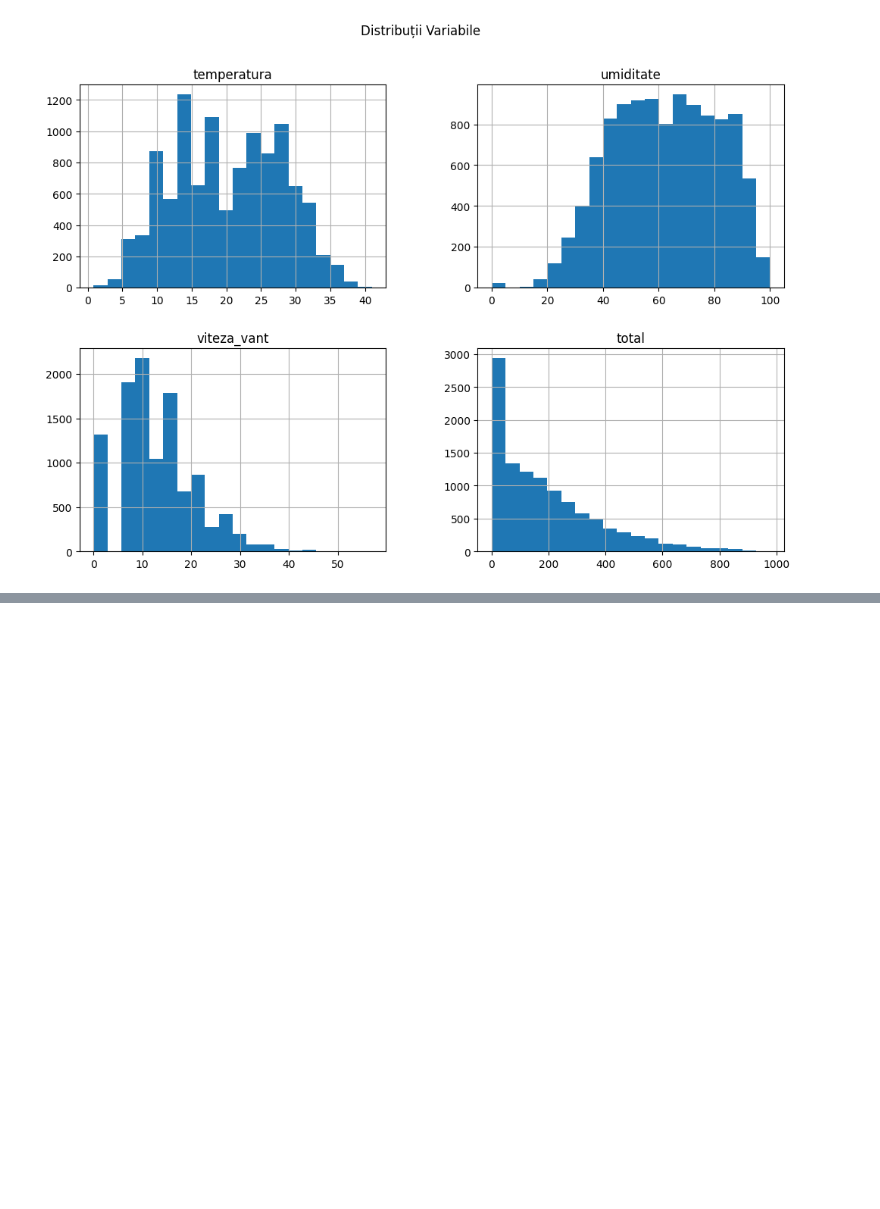
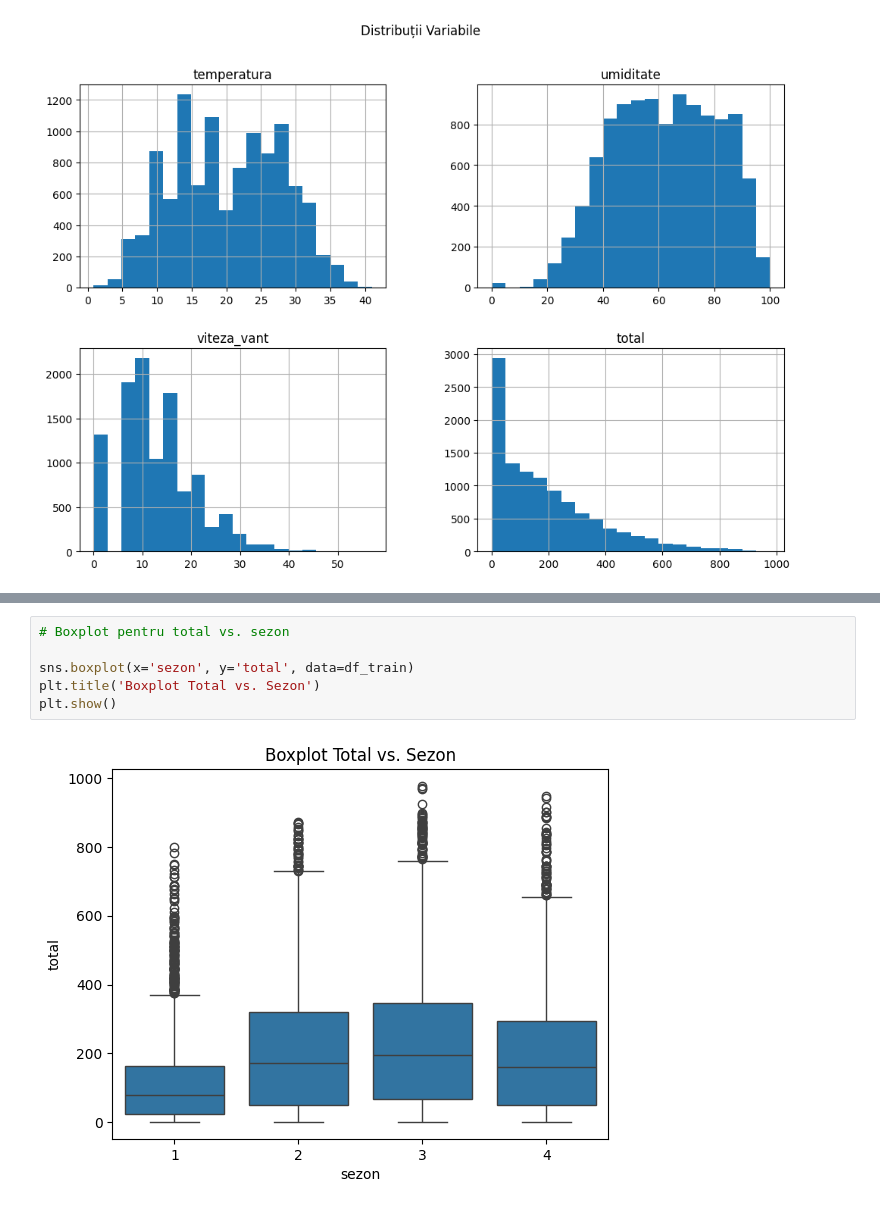
Before and after one commit to denboba/Machine-Learning, a Jupyter notebook: tema/tema1_abdulkadir gobena-denboba.ipynb, the cells around one changed output, grey strips where cells are left out. Cells and saved outputs as stored; diff of their text form; blank space fills up the shorter version.

```diff
--- a/tema/tema1_abdulkadir gobena-denboba.ipynb
+++ b/tema/tema1_abdulkadir gobena-denboba.ipynb
@@ -39,0 +51,8 @@ plt.show()
+# %%
+# Boxplot pentru total vs. sezon
+
+sns.boxplot(x='sezon', y='total', data=df_train)
+plt.title('Boxplot Total vs. Sezon')
+plt.show()
+# %% [output]
+[figure, added]
```
Also changed, not shown: parts of 8 cells of this notebook.
